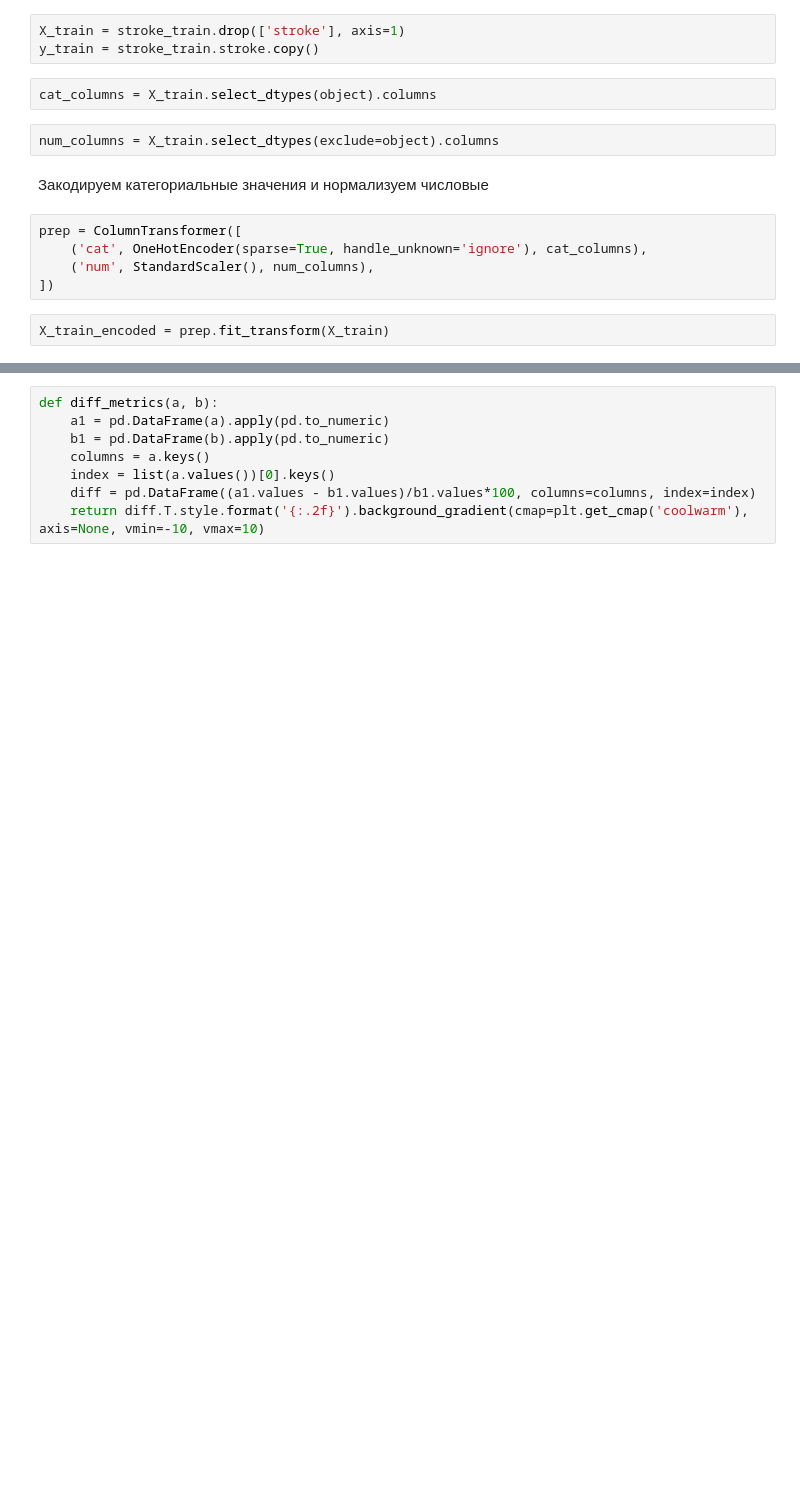
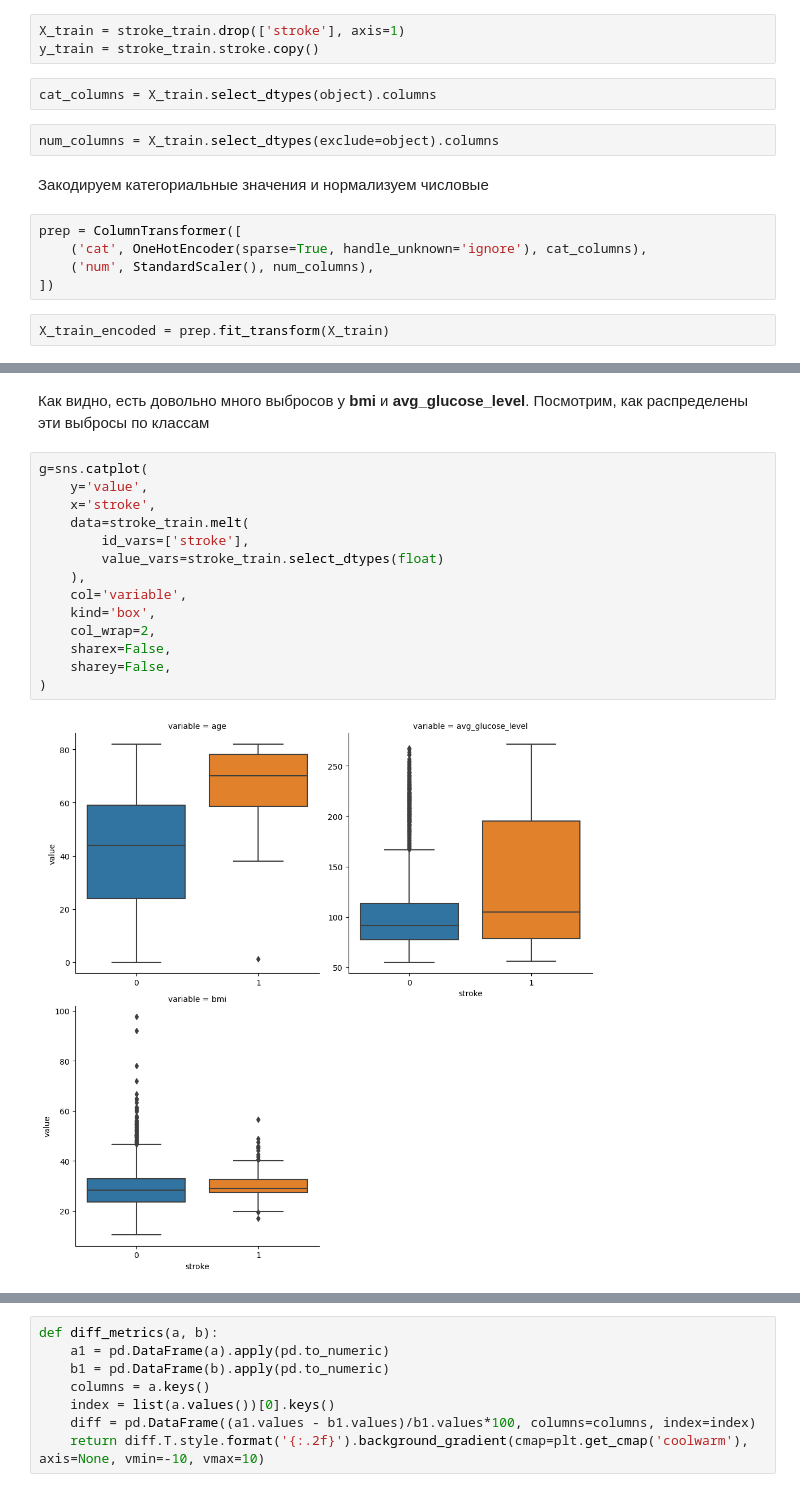
Before and after one commit to d-vitkovskiy/kaggle-projects, a Jupyter notebook: 1_brain_stroke/brain_stroke.ipynb, the cells around one changed output, grey strips where cells are left out. Drawn from its saved outputs; the diff is of its cells as text; blank space fills up the shorter version.

```diff
--- a/1_brain_stroke/brain_stroke.ipynb
+++ b/1_brain_stroke/brain_stroke.ipynb
@@ -1377,0 +489,18 @@ for clf in (
+# %% [markdown]
+Как видно, есть довольно много выбросов у **bmi** и **avg_glucose_level**. Посмотрим, как распределены эти выбросы по классам
+# %%
+g=sns.catplot(
+    y='value',
+    x='stroke',
+    data=stroke_train.melt(
+        id_vars=['stroke'],
+        value_vars=stroke_train.select_dtypes(float)
+    ),
+    col='variable',
+    kind='box',
+    col_wrap=2,
+    sharex=False,
+    sharey=False,
+)
+# %% [output]
+[figure, added]
```
Also changed, not shown: parts of 410 cells of this notebook.
